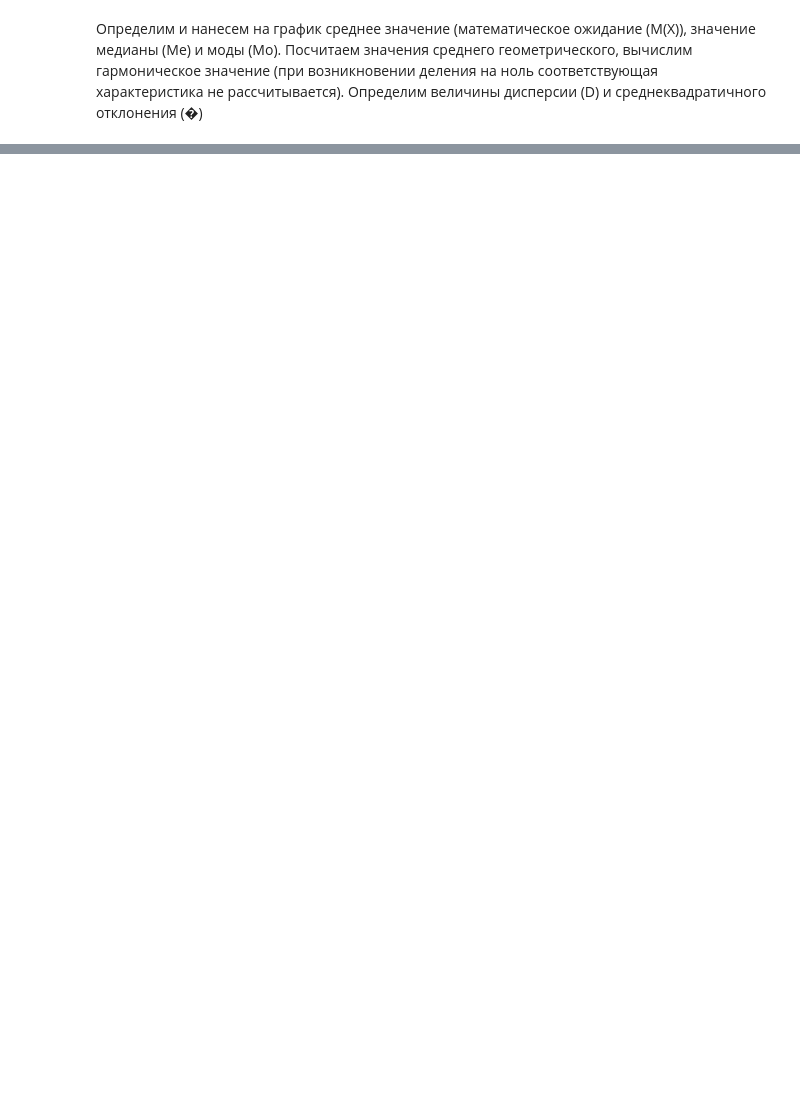
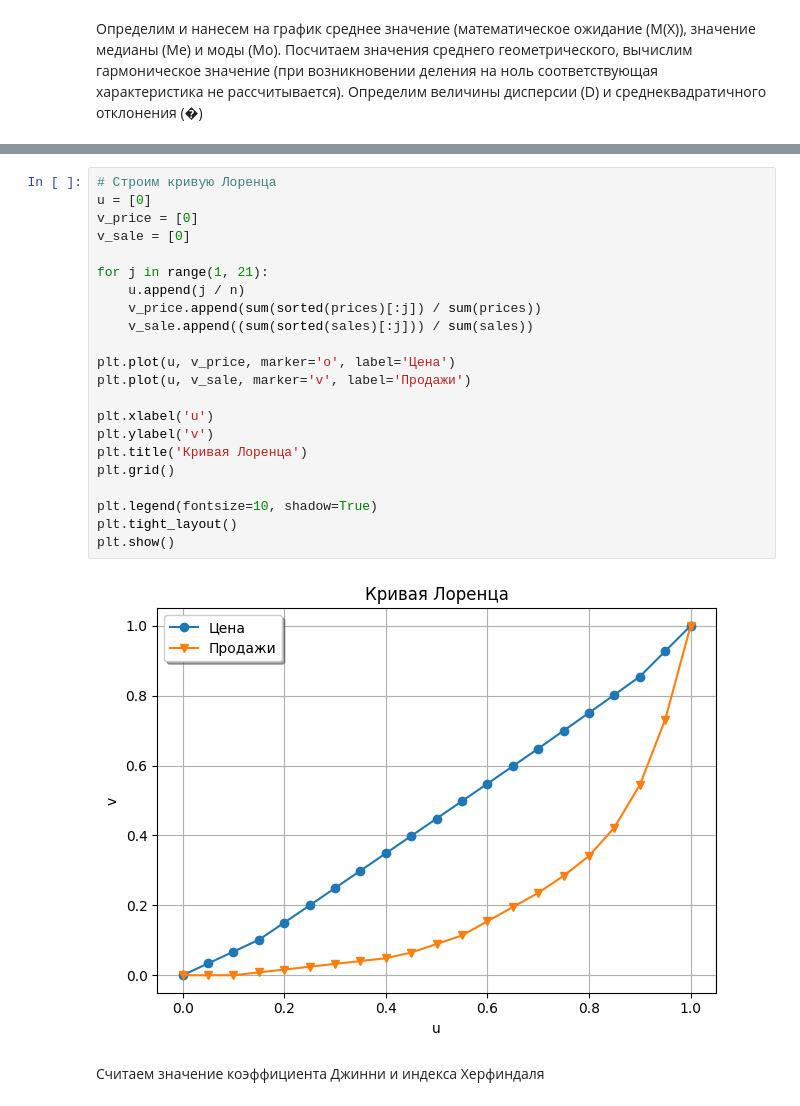
Before and after one commit to BVyaches/MLPerm, a Jupyter notebook: MathAnalysis.ipynb, the cells around one changed output, grey strips where cells are left out. Drawn from its saved outputs; the diff is of its cells as text; blank space fills up the shorter version.

```diff
--- a/MathAnalysis.ipynb
+++ b/MathAnalysis.ipynb
@@ -56,0 +146,26 @@ print(dates)
+# %%
+# Строим кривую Лоренца
+u = [0]
+v_price = [0]
+v_sale = [0]
+
+for j in range(1, 21):
+    u.append(j / n)
+    v_price.append(sum(sorted(prices)[:j]) / sum(prices))
+    v_sale.append((sum(sorted(sales)[:j])) / sum(sales))
+
+plt.plot(u, v_price, marker='o', label='Цена')
+plt.plot(u, v_sale, marker='v', label='Продажи')
+
+plt.xlabel('u')
+plt.ylabel('v')
+plt.title('Кривая Лоренца')
+plt.grid()
+
+plt.legend(fontsize=10, shadow=True)
+plt.tight_layout()
+plt.show()
+# %% [output]
+[figure, added]
+# %% [markdown]
+Считаем значение коэффициента Джинни и индекса Херфиндаля
```
Also changed, not shown: parts of 5 cells of this notebook, 1 other file.
